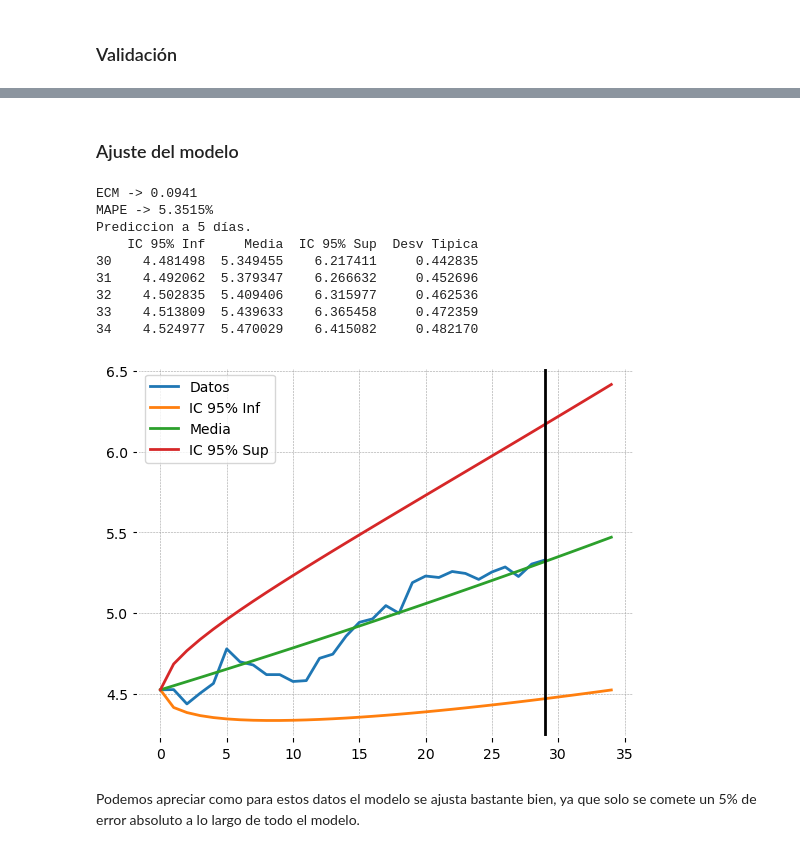
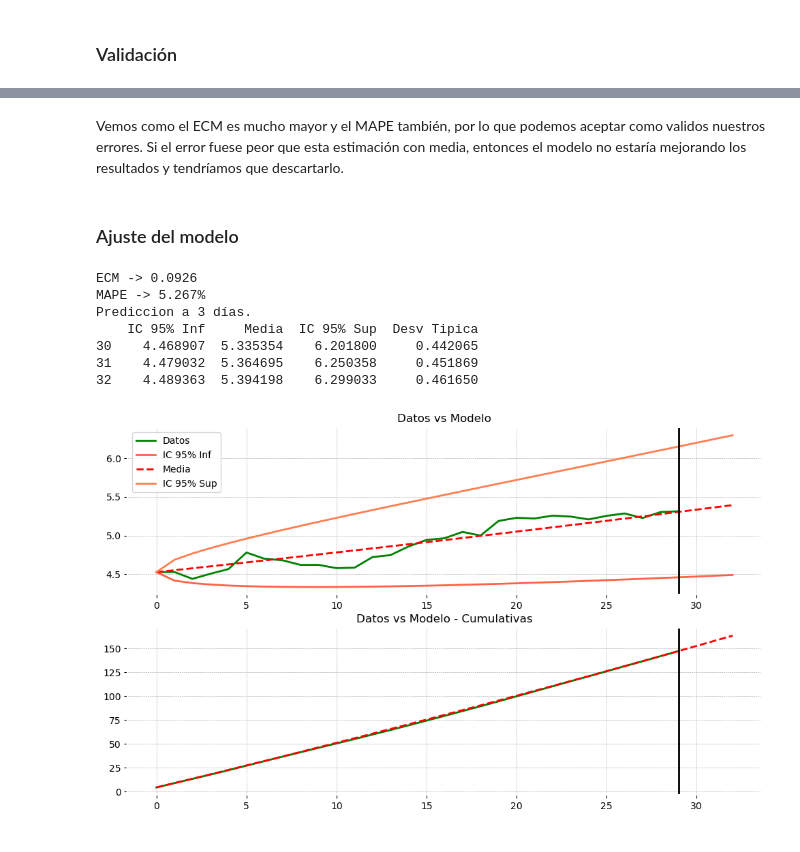
Before and after one commit to bereamanuel/analisisCarteras, a Jupyter notebook: BereaManuel_Actividad2.ipynb, the cells around one changed output, grey strips where cells are left out. Saved outputs shown, nothing was run; the diff lists cells and outputs as text; code cells hidden in the pictures.

```diff
--- a/BereaManuel_Actividad2.ipynb
+++ b/BereaManuel_Actividad2.ipynb
@@ -268,12 +268,22 @@ def graficar(datos, est, t):
     tabla = predecir(datos, est, t)
     print(tabla.tail(t))
 
-    plt.plot(datos, label = "Datos")
-    plt.plot(tabla[["IC 95% Inf"]], label = "IC 95% Inf")
-    plt.plot(tabla[["Media"]], label = "Media")
-    plt.plot(tabla[["IC 95% Sup"]], label = "IC 95% Sup")
-    plt.axvline(x = len(datos)-1 , color = 'black')
-    plt.legend()
+    fig, ax = plt.subplots(2,1, figsize = [12,7])
+    ax[0].plot(datos, label = "Datos", color = 'green')
+    ax[0].plot(tabla[["IC 95% Inf"]], label = "IC 95% Inf", color = 'tomato')
+    ax[0].plot(tabla[["Media"]], label = "Media", color = 'red' ,linestyle= 'dashed')
+    ax[0].plot(tabla[["IC 95% Sup"]], label = "IC 95% Sup", color = 'coral')
+    ax[0].axvline(x = len(datos)-1 , color = 'black')
+    ax[0].legend()
+
+    ax[0].set_title("Datos vs Modelo")
+
+    ax[1].plot(datos.cumsum(), label = "Datos Cumulativos", color = 'green')
+    ax[1].plot(tabla[["Media"]].cumsum(), label = "Media Cumulativa", color = 'red',linestyle='dashed')
+    ax[1].axvline(x = len(datos)-1 , color = 'black')
+    ax[1].set_title("Datos vs Modelo - Cumulativas")
+
+
     plt.show()
 # %% [markdown]
 ## Parte 2: Análisis exploratorio de los datos
@@ -365,17 +386,15 @@ Si nos fijamos en la tabla, vemos como el mejor resultado lo obtiene el método
+# %% [markdown]
+Vemos como el ECM es mucho mayor y el MAPE también, por lo que podemos aceptar como validos nuestros errores. Si el error fuese peor que esta estimación con media, entonces el modelo no estaría mejorando los resultados y tendríamos que descartarlo.
 # %% [markdown]
 ### Ajuste del modelo
 # %%
-graficar(datos, estimacionMV(datos), 5)
+graficar(datos, estimacionMV(datos), 3)
 # %% [output]
-ECM -> 0.0941
-MAPE -> 5.3515%
-Prediccion a 5 días.
+ECM -> 0.0926
+MAPE -> 5.267%
+Prediccion a 3 días.
     IC 95% Inf     Media  IC 95% Sup  Desv Tipica
-30    4.481498  5.349455    6.217411     0.442835
-31    4.492062  5.379347    6.266632     0.452696
-32    4.502835  5.409406    6.315977     0.462536
-33    4.513809  5.439633    6.365458     0.472359
-34    4.524977  5.470029    6.415082     0.482170
+30    4.468907  5.335354    6.201800     0.442065
+31    4.479032  5.364695    6.250358     0.451869
+32    4.489363  5.394198    6.299033     0.461650
-[figure, old version]
+[figure, new version]
-# %% [markdown]
-Podemos apreciar como para estos datos el modelo se ajusta bastante bien, ya que solo se comete un 5% de error absoluto a lo largo de todo el modelo.
```
Also changed, not shown: parts of 15 cells of this notebook.
